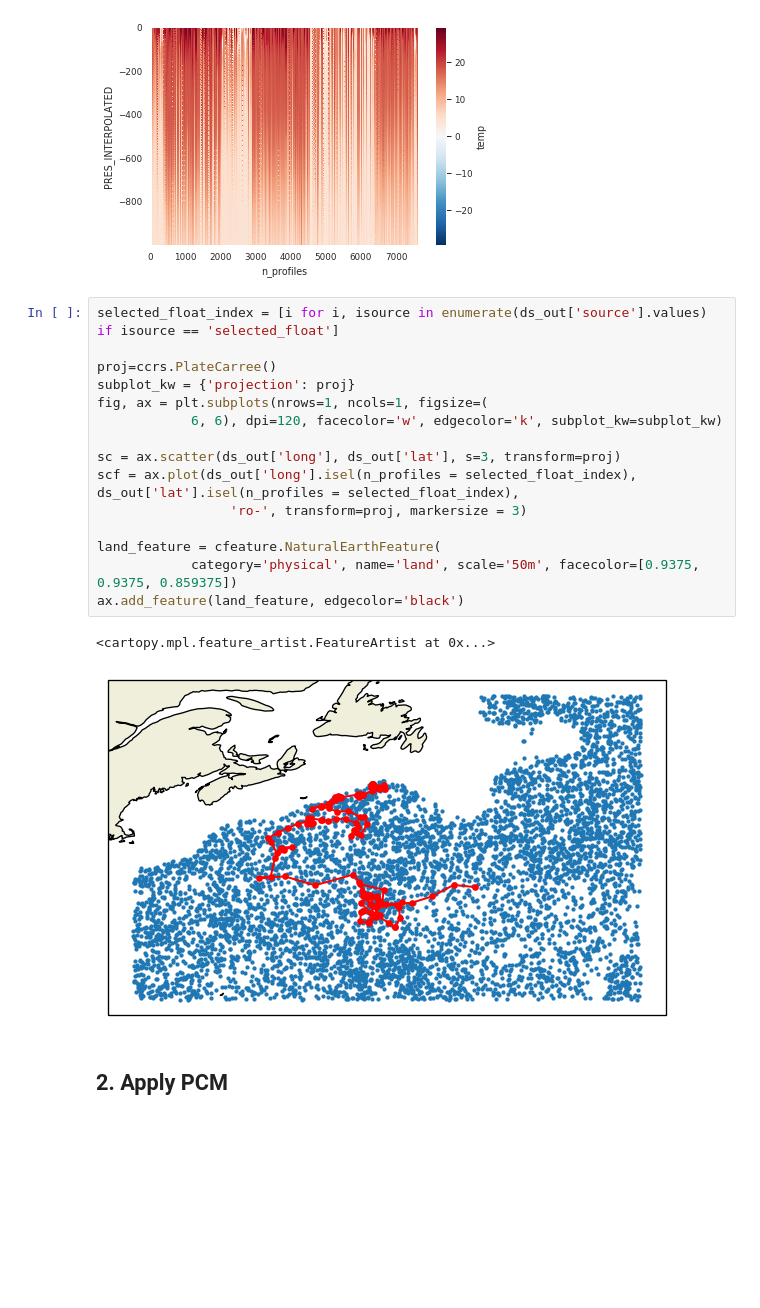
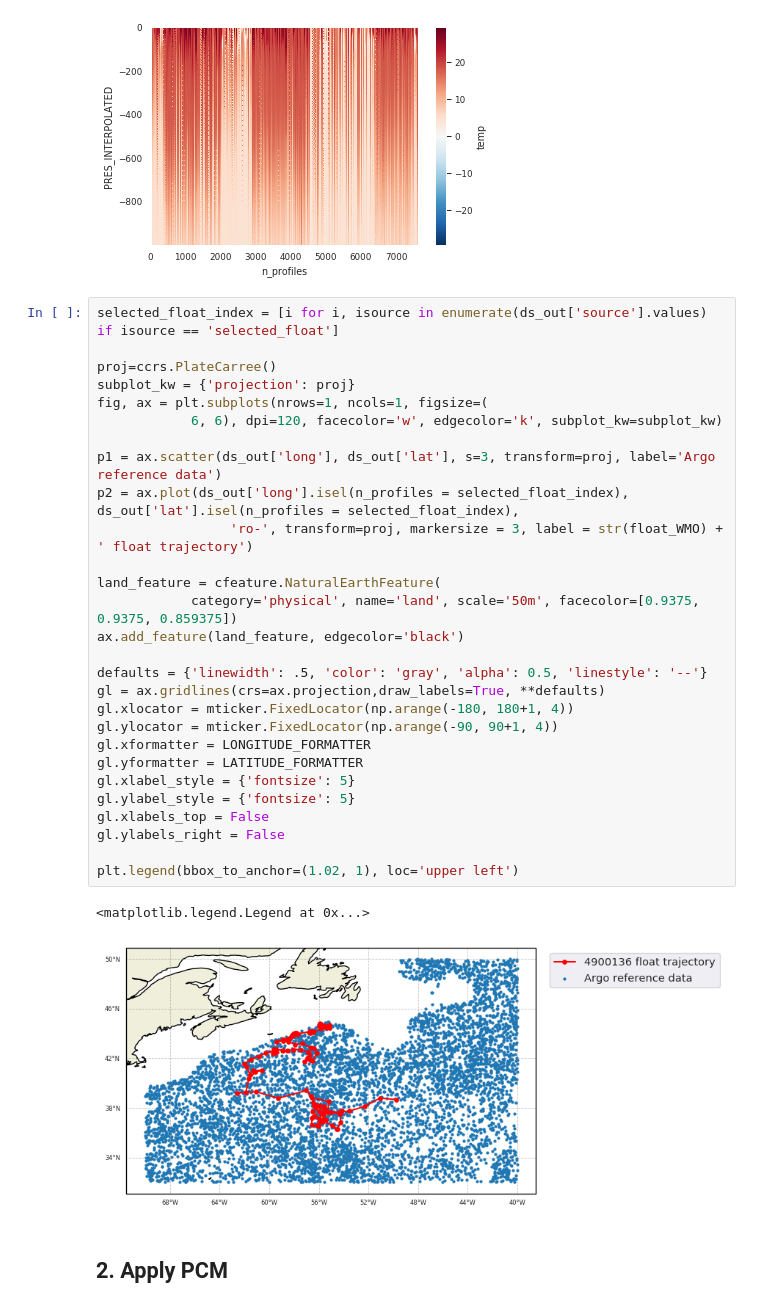
Before and after one commit to euroargodev/DMQC-PCM, a Jupyter notebook: PCM-design/Classif_ArgoReferenceDatabase.ipynb, the cells around one changed output. Cells and saved outputs as stored; diff of their text form; blank space fills up the shorter version.

Commit message:
[update] beautiful scatter plot

```diff
--- a/PCM-design/Classif_ArgoReferenceDatabase.ipynb
+++ b/PCM-design/Classif_ArgoReferenceDatabase.ipynb
@@ -158,21 +166,34 @@ ds_out['temp'].plot(x='n_profiles');
 # %%
 selected_float_index = [i for i, isource in enumerate(ds_out['source'].values) if isource == 'selected_float']
 
 proj=ccrs.PlateCarree()
 subplot_kw = {'projection': proj}
 fig, ax = plt.subplots(nrows=1, ncols=1, figsize=(
             6, 6), dpi=120, facecolor='w', edgecolor='k', subplot_kw=subplot_kw)
 
-sc = ax.scatter(ds_out['long'], ds_out['lat'], s=3, transform=proj)
-scf = ax.plot(ds_out['long'].isel(n_profiles = selected_float_index), ds_out['lat'].isel(n_profiles = selected_float_index),
-                 'ro-', transform=proj, markersize = 3)
+p1 = ax.scatter(ds_out['long'], ds_out['lat'], s=3, transform=proj, label='Argo reference data')
+p2 = ax.plot(ds_out['long'].isel(n_profiles = selected_float_index), ds_out['lat'].isel(n_profiles = selected_float_index),
+                 'ro-', transform=proj, markersize = 3, label = str(float_WMO) + ' float trajectory')
 
 land_feature = cfeature.NaturalEarthFeature(
             category='physical', name='land', scale='50m', facecolor=[0.9375, 0.9375, 0.859375])
 ax.add_feature(land_feature, edgecolor='black')
+
+defaults = {'linewidth': .5, 'color': 'gray', 'alpha': 0.5, 'linestyle': '--'}
+gl = ax.gridlines(crs=ax.projection,draw_labels=True, **defaults)
+gl.xlocator = mticker.FixedLocator(np.arange(-180, 180+1, 4))
+gl.ylocator = mticker.FixedLocator(np.arange(-90, 90+1, 4))
+gl.xformatter = LONGITUDE_FORMATTER
+gl.yformatter = LATITUDE_FORMATTER
+gl.xlabel_style = {'fontsize': 5}
+gl.ylabel_style = {'fontsize': 5}
+gl.xlabels_top = False
+gl.ylabels_right = False
+
+plt.legend(bbox_to_anchor=(1.02, 1), loc='upper left')
 # %% [output]
-<cartopy.mpl.feature_artist.FeatureArtist at 0x...>
+<matplotlib.legend.Legend at 0x...>
-[figure, old version]
+[figure, new version]
 # %% [markdown]
 ## 2. Apply PCM
 # %% [markdown]
```
Also changed, not shown: parts of 3 cells of this notebook.
